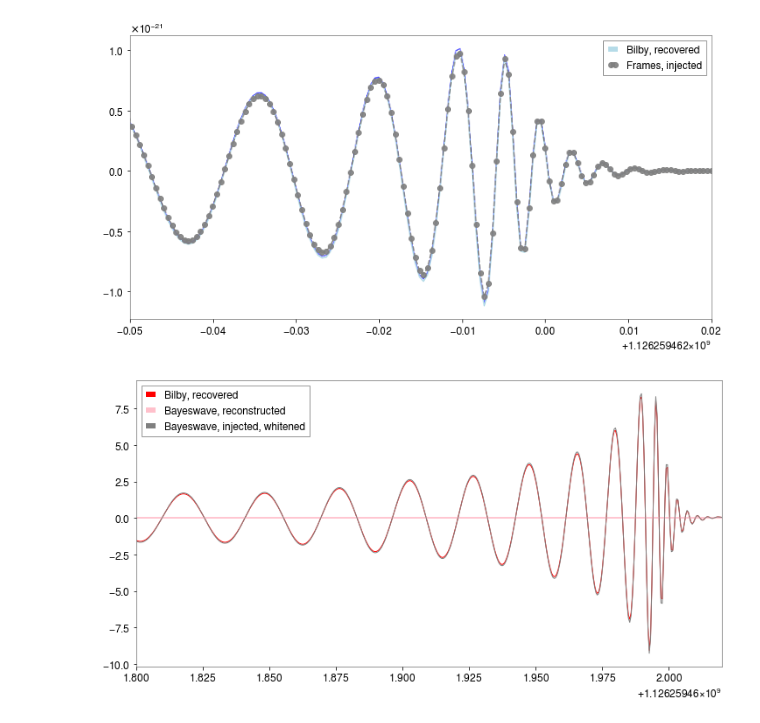
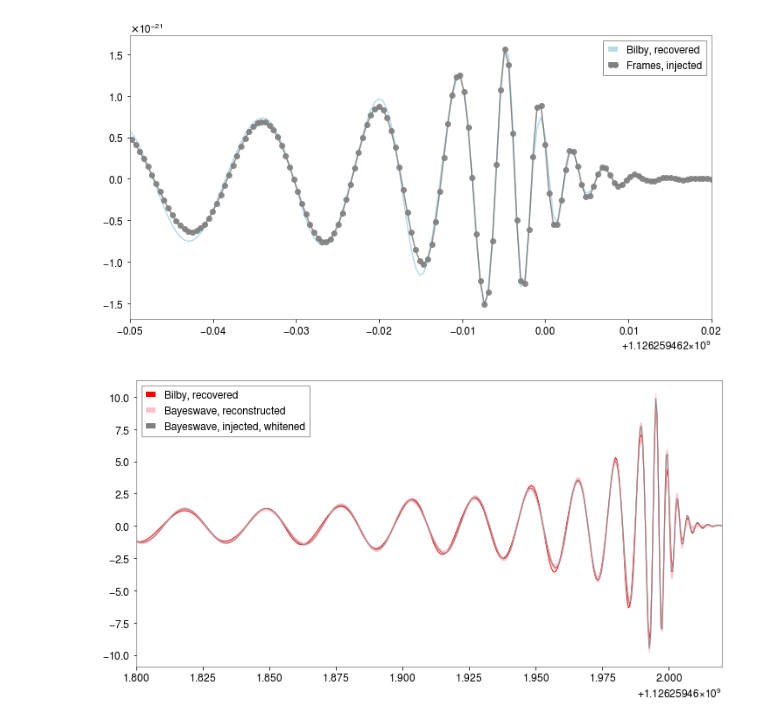
Before and after one commit to mariaokounkova/BeyondGRAnalysis, a Jupyter notebook: BW_LI.ipynb, the cells around one changed output. Saved outputs shown, nothing was run; the diff lists cells and outputs as text; code cells hidden in the pictures.

```diff
--- a/BW_LI.ipynb
+++ b/BW_LI.ipynb
@@ -17,7 +17,7 @@ def SubtractPeakTime(time, data):
     t_peak = time[np.argmax(data)]
     return time - t_peak
 # %%
-p = '/home/maria.okounkova/BeyondGRAnalysis/BilbyPE/PHENOM_dCS_0p0_100/'
+p = '/home/maria.okounkova/BeyondGRAnalysis/BilbyPE/PHENOM_dCS_0p35_125/'
 bw_p = p + '/BayesWave/Run/trigtime_1126259462.000000000_0.0_0.0_0/'
 
 det = 'L1'
@@ -26,12 +26,12 @@ det = 'L1'
 h_inj = TimeSeries.read(source = p + '/Frames/' + det + '.gwf', channel=det + ':LDAS_STRAIN')
 t_inj = np.array(h_inj.times)
 
-## Read in BayesWave whitened injected waveform
+# ## Read in BayesWave whitened injected waveform
 h_bw_inj = np.loadtxt(bw_p + 'post/whitened_data_' + det + '.dat')
 t_bw_inj = np.array([1.0/2048 * t for t in range(len(h_bw_inj))])
 t_bw_inj = t_bw_inj + t_start
 
-## Read in BayesWave reconstruction (this is whitened)
+# ## Read in BayesWave reconstruction (this is whitened)
 bw_f = bw_p + "post/signal/signal_median_time_domain_waveform_" + det + ".dat"
 t_bw, bw_d1, bw_d2, bw_d3, bw_d4, bw_d5 = np.loadtxt(bw_f, comments="#",usecols=([0,1,2,3,4,5]),unpack=True)
 t_bw = t_bw + t_start
@@ -39,40 +39,41 @@ t_bw = t_bw + t_start
 ## Read in LI reconstructed whitened data
 bilby_p = 'LI_reconstruct/'
 
-tw_bilby_rec, hw_low_bilby_rec, hw_med_bilby_rec, hw_high_bilby_rec = \
+tw_bilby_rec, MAPw, hw_low_bilby_rec, hw_med_bilby_rec, hw_high_bilby_rec = \
         np.loadtxt(p +  bilby_p + det + '_summary_waveforms_samples.dat', \
-        comments="#",usecols=([0,3,4,5]),unpack=True)
+        comments="#",usecols=([0,2,3,4,5]),unpack=True)
 
 ## Read in LI reconstruction
-t_bilby_rec, h_low_bilby_rec, h_med_bilby_rec, h_high_bilby_rec = \
+t_bilby_rec, MAP, h_low_bilby_rec, h_med_bilby_rec, h_high_bilby_rec = \
         np.loadtxt(p + bilby_p + det + '_summary_waveforms_samples.dat', \
-        comments="#",usecols=([0,7,8,9]),unpack=True)
+        comments="#",usecols=([0,6,7,8,9]),unpack=True)
 # %%
-## Plot reconstructed data
+# Plot reconstructed data
 plt.figure(figsize = (12, 6))
-plt.plot(t_bilby_rec, h_med_bilby_rec, color = 'lightblue', label = 'Bilby, recovered', alpha = 0.9)
-plt.fill_between(t_bilby_rec, h_low_bilby_rec, h_high_bilby_rec, color = 'blue', alpha = 0.5)
-plt.plot(t_inj, h_inj, '--o', label = 'Frames, injected', color = 'gray', alpha = 0.9)
+plt.plot(t_bilby_rec, MAP, color = 'lightblue', label = 'Bilby, recovered', alpha = 0.9)
+#plt.fill_between(t_bilby_rec, h_low_bilby_rec, h_med_bilby_rec, color = 'blue', alpha = 0.5)
+plt.plot(t_inj, h_inj, '-o', label = 'Frames, injected', color = 'gray', alpha = 0.9) #, markersize=5)
 plt.legend()
 plt.grid()
 plt.xlim(t_gps - 0.05, t_gps + 0.02)
 
 plt.show()
 # %% [output]
-[figure, old version]
+[figure, new version]
 # %%
-## Plot reconstructed data (whitened)
+# ## Plot reconstructed data (whitened)
 plt.figure(figsize = (12, 6))
-plt.plot(tw_bilby_rec, hw_med_bilby_rec, color = 'red', label = 'Bilby, recovered', lw = 1.0)
+plt.plot(tw_bilby_rec, MAPw, color = 'red', label = 'Bilby, recovered', lw = 1.0)
 #plt.fill_between(tw_bilby_rec, hw_low_bilby_rec, hwhigh_bilby_rec, color = 'blue', alpha = 0.5)
 
 plt.plot(t_bw, bw_d1, color = 'pink', label = 'Bayeswave, reconstructed')
 plt.fill_between(t_bw, bw_d4, bw_d5, color = 'pink', alpha = 0.8)
 plt.plot(t_bw_inj, h_bw_inj, label = 'Bayeswave, injected, whitened', color = 'gray', lw = 1.0)
+#print(len(tw_bilby_rec), len(t_bw_inj))
 plt.legend()
 plt.grid()
 plt.xlim(t_gps - 0.2, t_gps + 0.02)
 
 plt.show()
 # %% [output]
-[figure, old version]
+[figure, new version]
```
Also changed, not shown: 3 other files.
